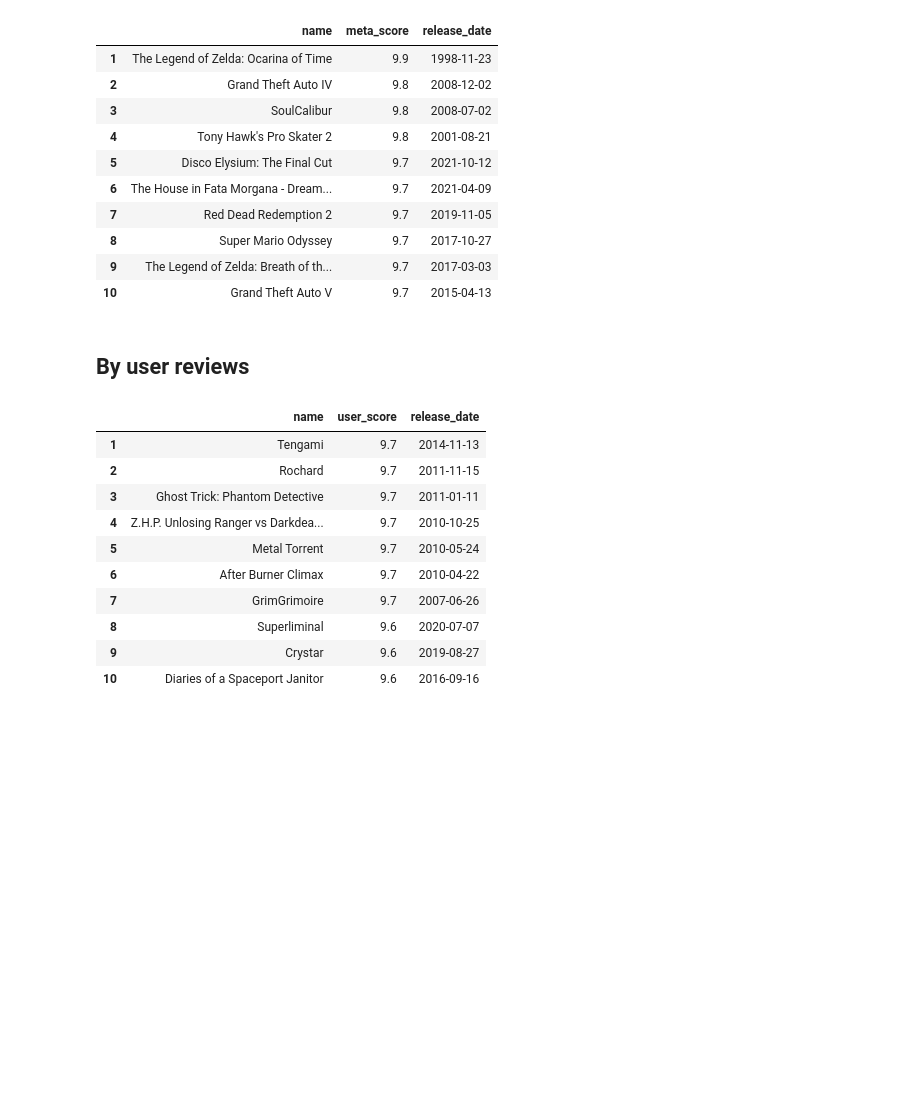
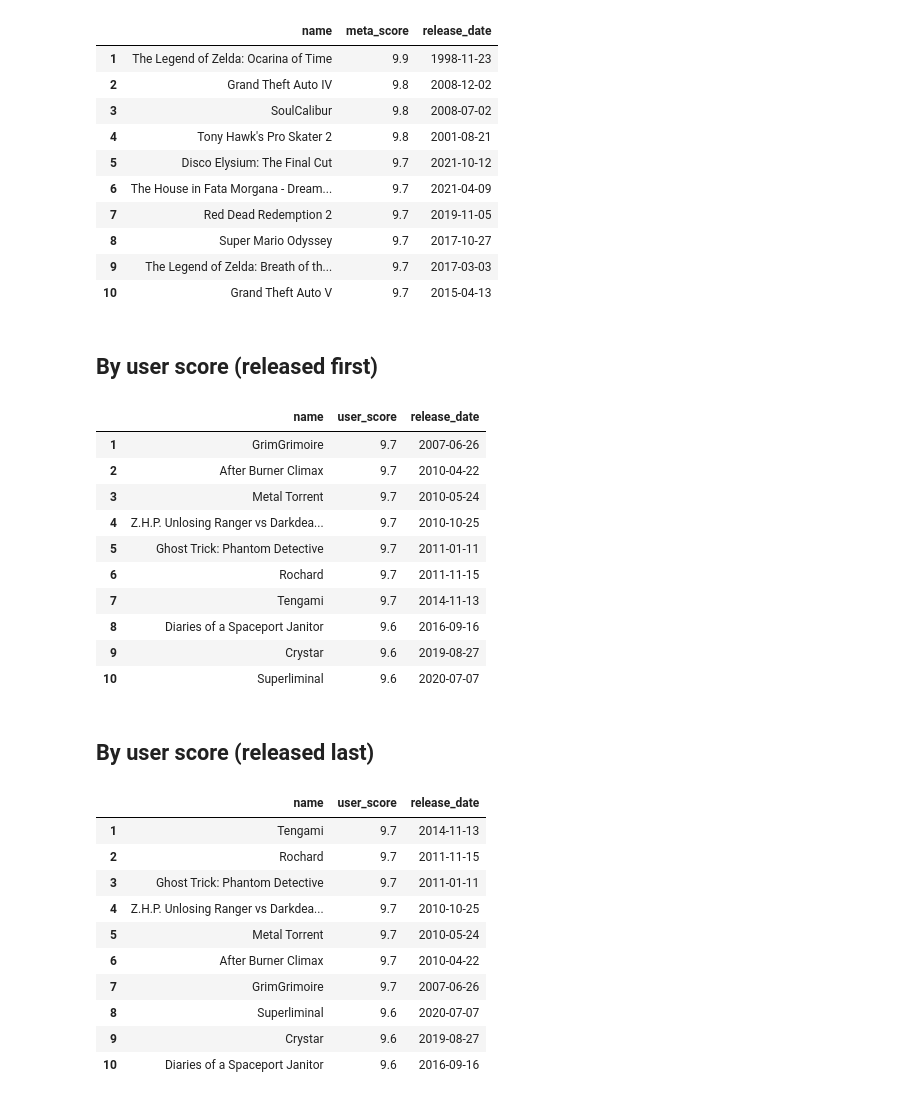
Before and after one commit to L-Carlos/metacritic-games-1995-2021, a Jupyter notebook: game_reviews.ipynb, the cells around one changed output. Drawn from its saved outputs; the diff is of its cells as text; code cells hidden in the pictures; blank space fills up the shorter version.

```diff
--- a/game_reviews.ipynb
+++ b/game_reviews.ipynb
@@ -185,7 +209,30 @@ view_group_n(
 | 9 | The Legend of Zelda: Breath of th... | 9.7 | 2017-03-03 |
 | 10 | Grand Theft Auto V | 9.7 | 2015-04-13 |
 # %% [markdown]
-## By user reviews
+## By user score (released first)
+# %%
+view_group_n(
+    games_reviews,
+    groupby_fields=["name"],
+    value_fields=["user_score", "release_date"],
+    agg_funcs=["max", "max"],
+    sort_by=["user_score", "release_date"],
+    asc=[False, True],
+)
+# %% [output]
+|  | name | user_score | release_date |
+| 1 | GrimGrimoire | 9.7 | 2007-06-26 |
+| 2 | After Burner Climax | 9.7 | 2010-04-22 |
+| 3 | Metal Torrent | 9.7 | 2010-05-24 |
+| 4 | Z.H.P. Unlosing Ranger vs Darkdea... | 9.7 | 2010-10-25 |
+| 5 | Ghost Trick: Phantom Detective | 9.7 | 2011-01-11 |
+| 6 | Rochard | 9.7 | 2011-11-15 |
+| 7 | Tengami | 9.7 | 2014-11-13 |
+| 8 | Diaries of a Spaceport Janitor | 9.6 | 2016-09-16 |
+| 9 | Crystar | 9.6 | 2019-08-27 |
+| 10 | Superliminal | 9.6 | 2020-07-07 |
+# %% [markdown]
+## By user score (released last)
 # %%
 view_group_n(
     games_reviews,
```
Also changed, not shown: parts of 11 cells of this notebook.
